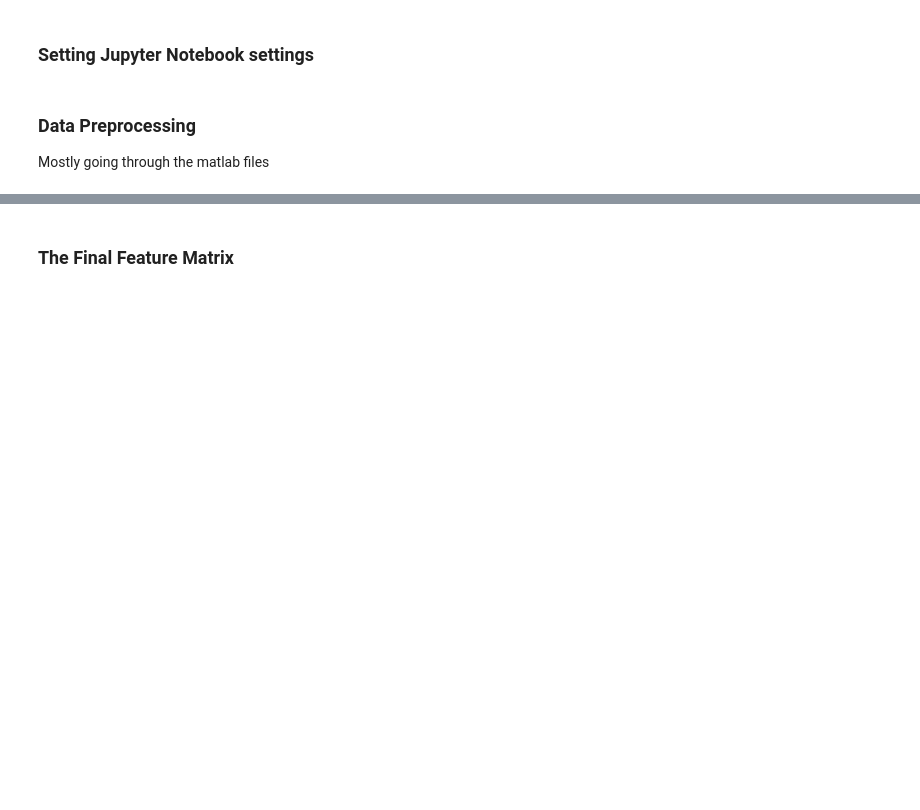
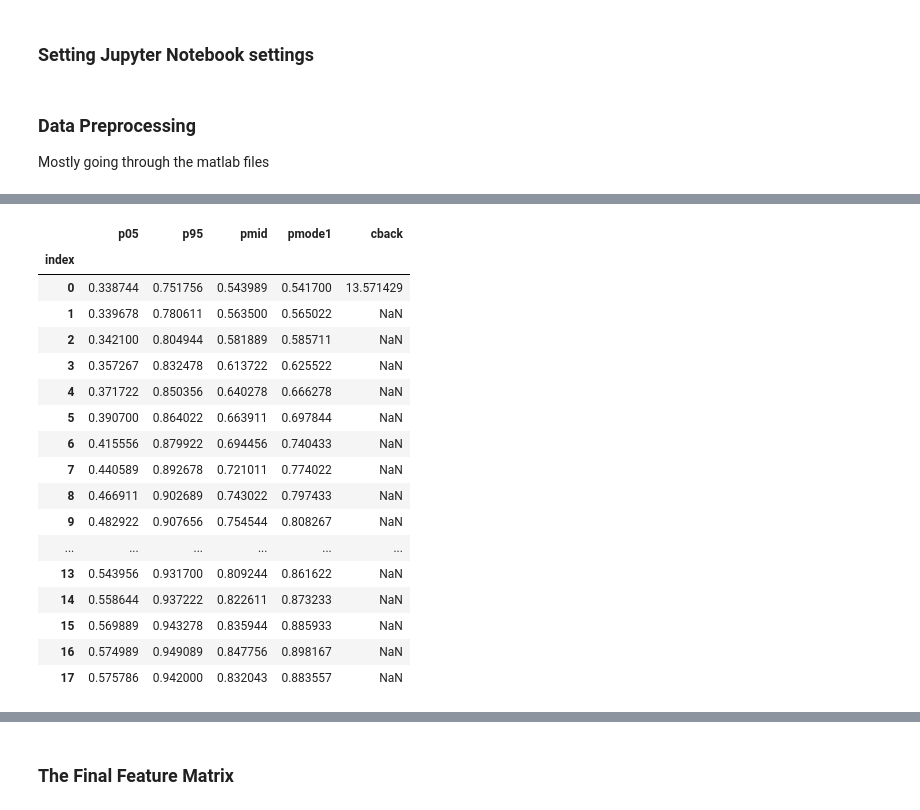
Before and after one commit to chensteven/MonkeyGame-Honours-Thesis, a Jupyter notebook: Thesis Paper.ipynb, the cells around one changed output, grey strips where cells are left out. Drawn from its saved outputs; the diff is of its cells as text; code cells hidden in the pictures; blank space fills up the shorter version.

```diff
--- a/Thesis Paper.ipynb
+++ b/Thesis Paper.ipynb
@@ -155,0 +187,23 @@ print len(fm_list)
+# %%
+# an example of the averaged EM across blocks from subject 1.
+# index is the nth trial
+em_average[0]
+# %% [output]
+|  | p05 | p95 | pmid | pmode1 | cback |
+| index |  |  |  |  |  |
+| 0 | 0.338744 | 0.751756 | 0.543989 | 0.541700 | 13.571429 |
+| 1 | 0.339678 | 0.780611 | 0.563500 | 0.565022 | NaN |
+| 2 | 0.342100 | 0.804944 | 0.581889 | 0.585711 | NaN |
+| 3 | 0.357267 | 0.832478 | 0.613722 | 0.625522 | NaN |
+| 4 | 0.371722 | 0.850356 | 0.640278 | 0.666278 | NaN |
+| 5 | 0.390700 | 0.864022 | 0.663911 | 0.697844 | NaN |
+| 6 | 0.415556 | 0.879922 | 0.694456 | 0.740433 | NaN |
+| 7 | 0.440589 | 0.892678 | 0.721011 | 0.774022 | NaN |
+| 8 | 0.466911 | 0.902689 | 0.743022 | 0.797433 | NaN |
+| 9 | 0.482922 | 0.907656 | 0.754544 | 0.808267 | NaN |
+| ... | ... | ... | ... | ... | ... |
+| 13 | 0.543956 | 0.931700 | 0.809244 | 0.861622 | NaN |
+| 14 | 0.558644 | 0.937222 | 0.822611 | 0.873233 | NaN |
+| 15 | 0.569889 | 0.943278 | 0.835944 | 0.885933 | NaN |
+| 16 | 0.574989 | 0.949089 | 0.847756 | 0.898167 | NaN |
+| 17 | 0.575786 | 0.942000 | 0.832043 | 0.883557 | NaN |
```
Also changed, not shown: parts of 37 cells of this notebook, 2 other files.
